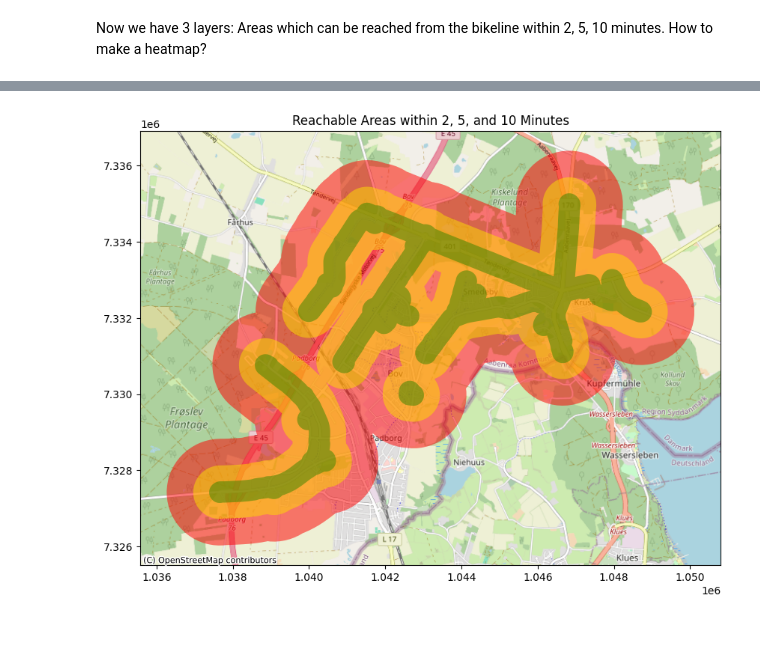
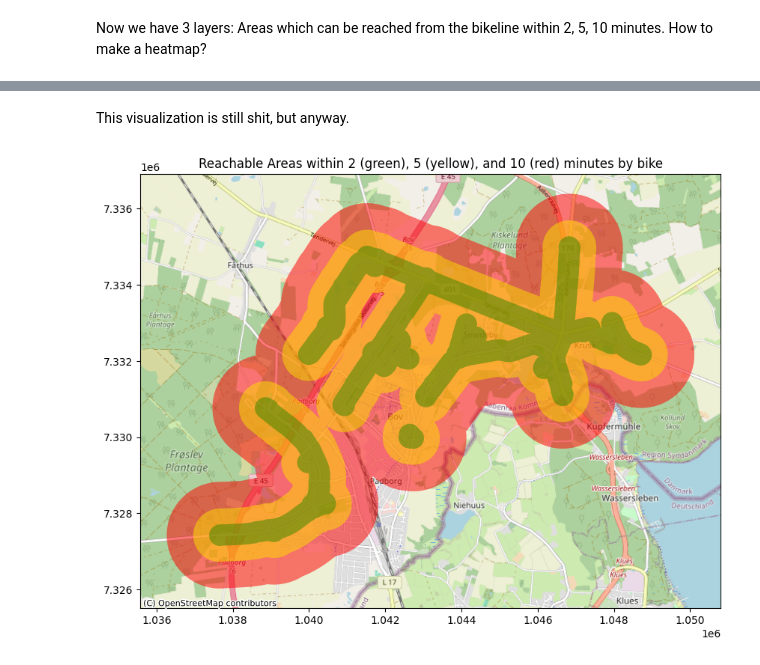
Before and after one commit to csipapicsa/geospatial_ds-project-FORK, a Jupyter notebook: expand_bikelanes.ipynb, the cells around one changed output, grey strips where cells are left out. Saved outputs shown, nothing was run; the diff lists cells and outputs as text; code cells hidden in the pictures; blank space fills up the shorter version.

```diff
--- a/expand_bikelanes.ipynb
+++ b/expand_bikelanes.ipynb
@@ -99,30 +100,32 @@ plt.show()
+# %% [markdown]
+This visualization is still shit, but anyway.
 # %%
 import matplotlib.pyplot as plt
 import geopandas as gpd
 import contextily as ctx
 
 # Assuming t2, t5, t10 are your GeoDataFrames for 2, 5, and 10 minute reach areas
 # Make sure they all have the same CRS before plotting
 
 fig, ax = plt.subplots(figsize=(10, 10))
 base = t10.plot(ax=ax, color='red', alpha=0.3)  # Less reachable areas in lighter color
 t5.plot(ax=base, color='yellow', alpha=0.3)  # More reachable areas with a bit more intensity
 t2.plot(ax=base, color='green', alpha=0.3)  # Most reachable areas with the most intensity
 
 # Ensure that the data is in EPSG:3857 for the basemap
 t10 = t10.to_crs(epsg=3857)
 t5 = t5.to_crs(epsg=3857)
 t2 = t2.to_crs(epsg=3857)
 
 # Plot the GeoDataFrames again with the new CRS
 t10.plot(ax=ax, color='red', alpha=0.3)
 t5.plot(ax=ax, color='yellow', alpha=0.3)
 t2.plot(ax=ax, color='green', alpha=0.3)
 
 # Add the basemap
 ctx.add_basemap(ax, source=ctx.providers.OpenStreetMap.Mapnik)
 
-plt.title('Reachable Areas within 2, 5, and 10 Minutes by bike')
+plt.title('Reachable Areas within 2 (green), 5 (yellow), and 10 (red) minutes by bike')
 plt.show()
 # %% [output]
-[figure, old version]
+[figure, new version]
```
Also changed, not shown: parts of 5 cells of this notebook.
